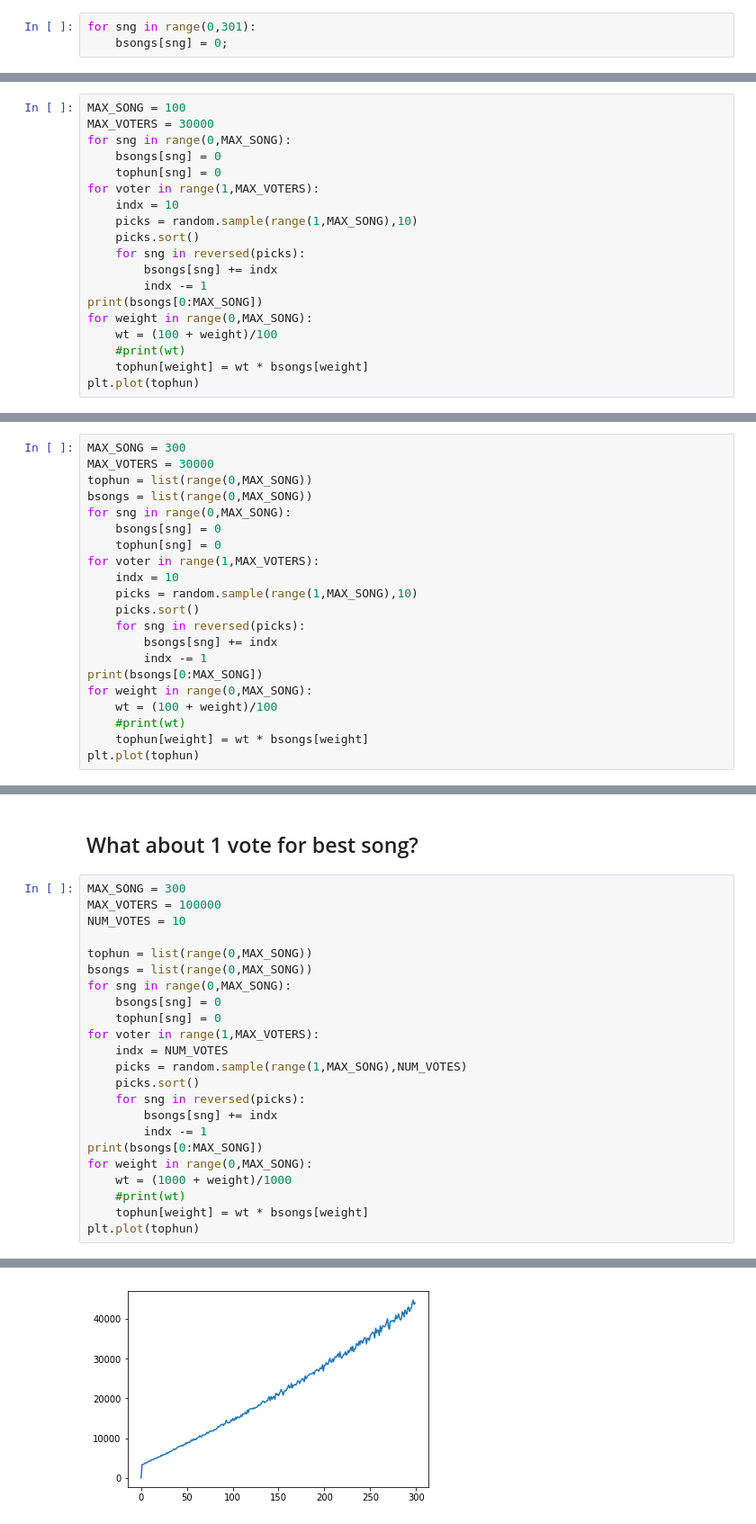
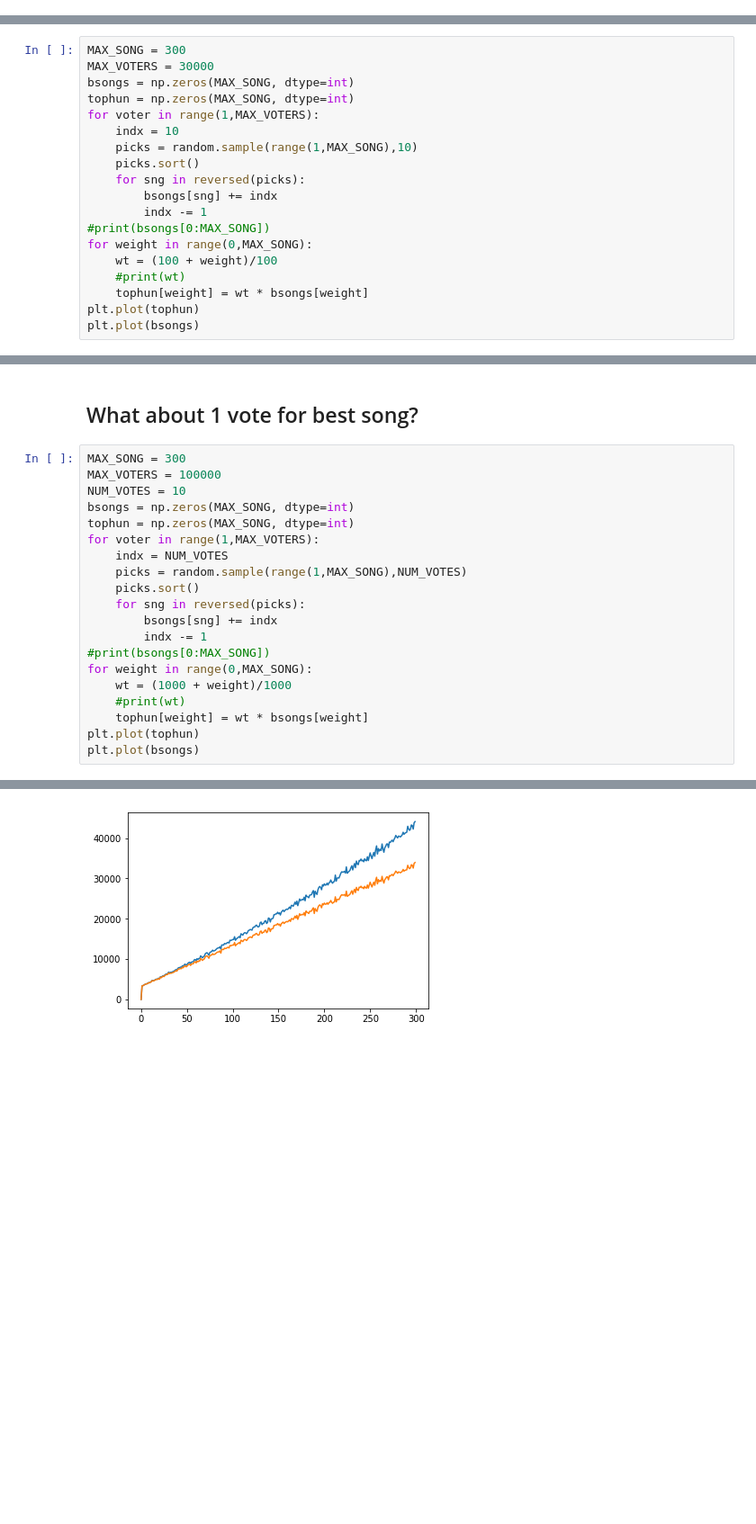
Before and after one commit to dwormuth/JupyterTop100, a Jupyter notebook: Top100.ipynb, the cells around one changed output, grey strips where cells are left out. Shown at 90% size. Cells and saved outputs as stored; diff of their text form; blank space fills up the shorter version.

```diff
--- a/Top100.ipynb
+++ b/Top100.ipynb
@@ -133,3 +104,0 @@ bsongs
-# %%
-for sng in range(0,301):
-    bsongs[sng] = 0;
@@ -310,9 +225,8 @@ plt.plot(tophun)
 # %%
-MAX_SONG = 100
+MAX_SONG = 300
 MAX_VOTERS = 30000
-for sng in range(0,MAX_SONG):
-    bsongs[sng] = 0
-    tophun[sng] = 0
+bsongs = np.zeros(MAX_SONG, dtype=int)
+tophun = np.zeros(MAX_SONG, dtype=int)
 for voter in range(1,MAX_VOTERS):
     indx = 10
     picks = random.sample(range(1,MAX_SONG),10)
@@ -320,10 +234,11 @@ for voter in range(1,MAX_VOTERS):
     for sng in reversed(picks):
         bsongs[sng] += indx
         indx -= 1
-print(bsongs[0:MAX_SONG])
+#print(bsongs[0:MAX_SONG])
 for weight in range(0,MAX_SONG):
     wt = (100 + weight)/100
     #print(wt)
     tophun[weight] = wt * bsongs[weight]
 plt.plot(tophun)
+plt.plot(bsongs)
 # %% [output]
@@ -331,21 +246,0 @@ IndexError: list assignment index out of range
-# %%
-MAX_SONG = 300
-MAX_VOTERS = 30000
-tophun = list(range(0,MAX_SONG))
-bsongs = list(range(0,MAX_SONG))
-for sng in range(0,MAX_SONG):
-    bsongs[sng] = 0
-    tophun[sng] = 0
-for voter in range(1,MAX_VOTERS):
-    indx = 10
-    picks = random.sample(range(1,MAX_SONG),10)
-    picks.sort()
-    for sng in reversed(picks):
-        bsongs[sng] += indx
-        indx -= 1
-print(bsongs[0:MAX_SONG])
-for weight in range(0,MAX_SONG):
-    wt = (100 + weight)/100
-    #print(wt)
-    tophun[weight] = wt * bsongs[weight]
-plt.plot(tophun)
@@ -359,12 +250,8 @@ plt.plot(tophun)
 MAX_SONG = 300
 MAX_VOTERS = 100000
 NUM_VOTES = 10
-
-tophun = list(range(0,MAX_SONG))
-bsongs = list(range(0,MAX_SONG))
-for sng in range(0,MAX_SONG):
-    bsongs[sng] = 0
-    tophun[sng] = 0
+bsongs = np.zeros(MAX_SONG, dtype=int)
+tophun = np.zeros(MAX_SONG, dtype=int)
 for voter in range(1,MAX_VOTERS):
     indx = NUM_VOTES
     picks = random.sample(range(1,MAX_SONG),NUM_VOTES)
@@ -372,10 +259,11 @@ for voter in range(1,MAX_VOTERS):
     for sng in reversed(picks):
         bsongs[sng] += indx
         indx -= 1
-print(bsongs[0:MAX_SONG])
+#print(bsongs[0:MAX_SONG])
 for weight in range(0,MAX_SONG):
     wt = (1000 + weight)/1000
     #print(wt)
     tophun[weight] = wt * bsongs[weight]
 plt.plot(tophun)
+plt.plot(bsongs)
 # %% [output]
@@ -400 +271 @@ plt.plot(tophun)
-[figure, old version]
+[figure, new version]
```
Also changed, not shown: parts of 33 cells of this notebook.
